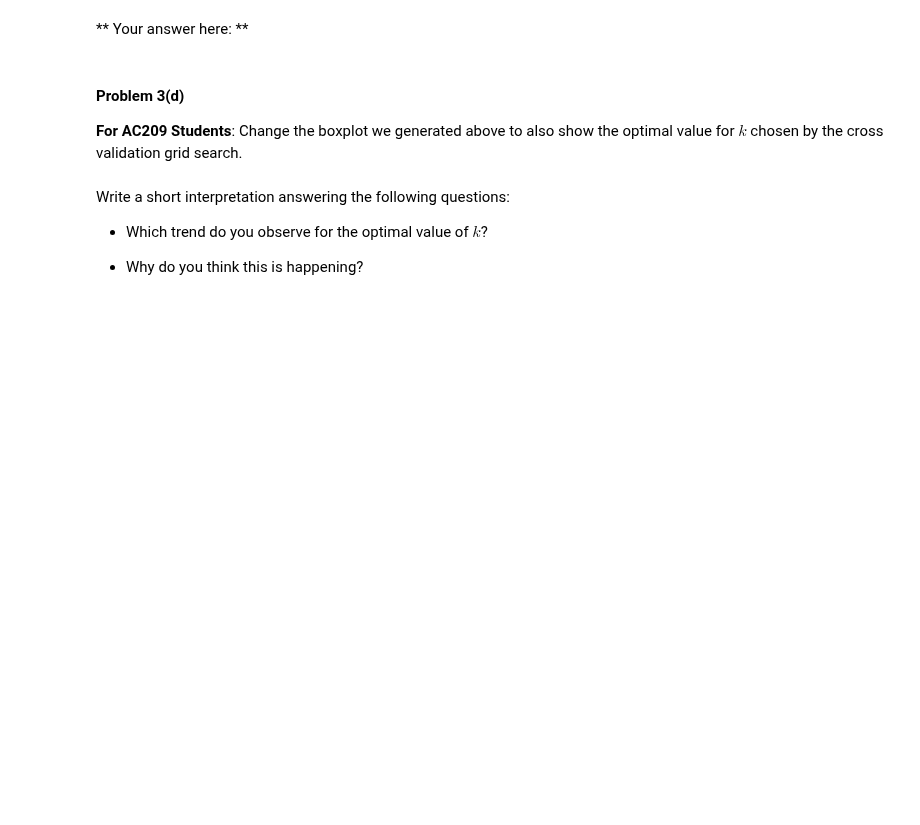
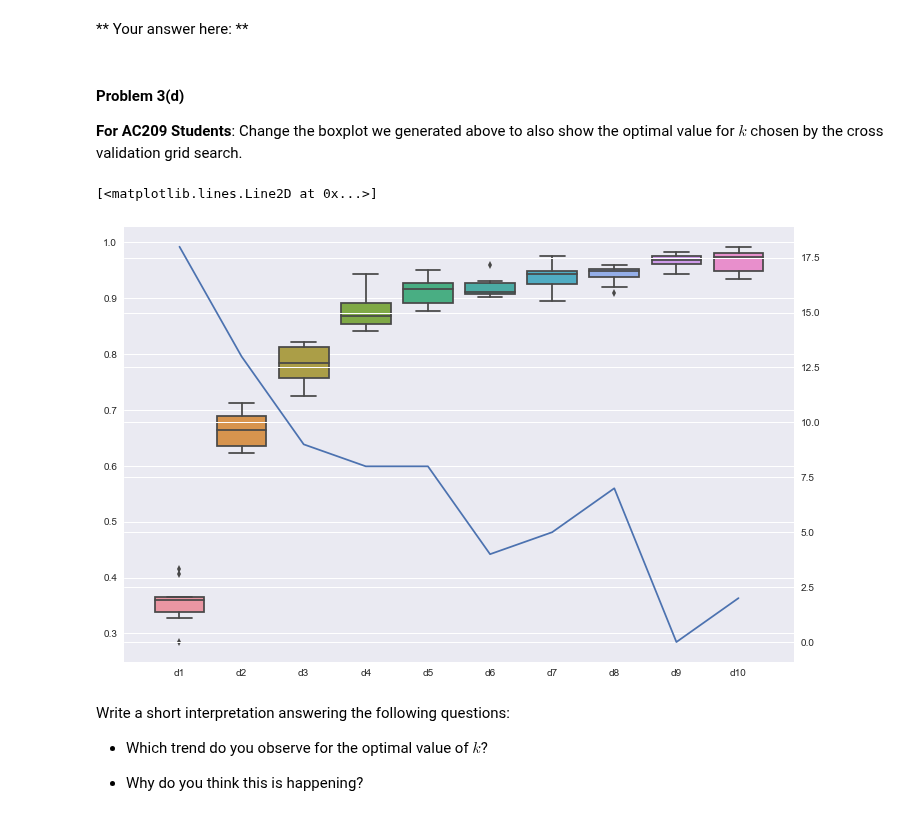
Before and after one commit to Theerit/2014, a Jupyter notebook: homework/HW3.ipynb, the cells around one changed output. Saved outputs shown, nothing was run; the diff lists cells and outputs as text; code cells hidden in the pictures; blank space fills up the shorter version.

Commit message:
Add K vs Dimension to seaborn boxplot

```diff
--- a/homework/HW3.ipynb
+++ b/homework/HW3.ipynb
@@ -615,6 +615,7 @@ Extend the cross validation as done for the iris data set, to optimize $k$ for d
 ### Your cross validation and evaluation code here ###
 
 dim_result = dict.fromkeys('d'+str(i) for i in np.arange(1,11))
+K_result = dict.fromkeys('d'+str(i) for i in np.arange(1,11))
 print(dim_result)
 X_train_norm = X_train - X_train.mean(axis=0)
 for d in np.arange(1,11):
@@ -631,6 +632,7 @@ for d in np.arange(1,11):
     index = clf.cv_results_['mean_test_score'].argmax()
     best_k = [clf.cv_results_[('split'+str(k)+'_test_score')][index] for k in np.arange(0,10)]
     dim_result['d'+str(d)]=best_k
+    K_result['d'+str(d)]=index
     #clf.cv_results_
 # %% [output]
 {'d10': None, 'd8': None, 'd9': None, 'd6': None, 'd7': None, 'd4': None, 'd5': None, 'd2': None, 'd3': None, 'd1': None}
@@ -679,0 +680,12 @@ Write a short interpretation of the generated plot, answering the following ques
+# %%
+### Your code here ###
+dim_result
+df_sns = pd.DataFrame.from_dict(dim_result)
+df_sns = df_sns[['d'+str(i) for i in np.arange(1,11)]]
+fig,ax = plt.subplots(figsize = (12,8))
+ax=sns.boxplot(df_sns)
+ax2 = ax.twinx()
+ax2.plot([K_result['d'+str(i)] for i in np.arange(1,11)])
+# %% [output]
+[<matplotlib.lines.Line2D at 0x...>]
+[figure, added]
```
Also changed, not shown: parts of 4 cells of this notebook.
